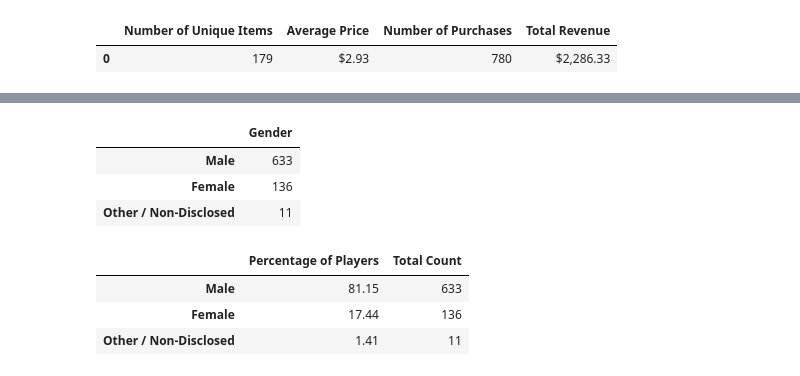
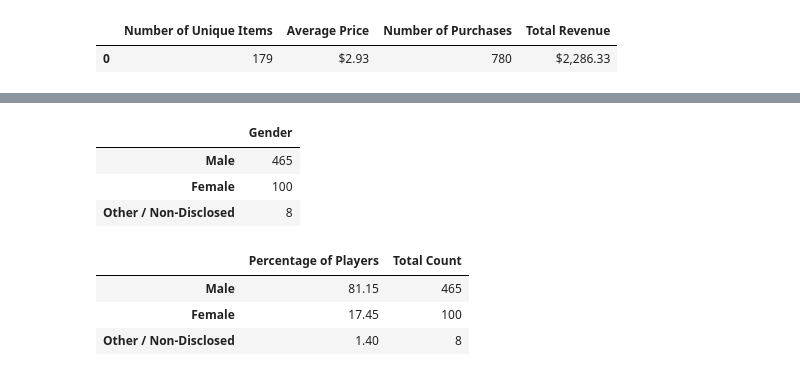
Before and after one commit to imtheaaron/python-challenge, a Jupyter notebook: PyMoli/main.ipynb, the cells around one changed output, grey strips where cells are left out. Drawn from its saved outputs; the diff is of its cells as text; code cells hidden in the pictures.

Commit message:
edit to find total unique gender numbers

```diff
--- a/PyMoli/main.ipynb
+++ b/PyMoli/main.ipynb
@@ -101,3 +112,6 @@ purchasing_analysis_df
 # %% [output]
 |  | Number of Unique Items | Average Price | Number of Purchases | Total Revenue |
 | 0 | 179 | $2.93 | 780 | $2,286.33 |
+# %%
+df_unique = df.drop_duplicates(subset='SN')
+df_unique
@@ -104,18 +137,18 @@ purchasing_analysis_df
 # %%
 #TASK: gender demographics. Percentage and Count of Male Players, Percentage and Count of Female Players
 #Percentage and Count of Other / Non-Disclosed
 
-#get the value counts for the 'Gender" column and then total.
-
-genders = df['Gender'].value_counts()
+genders = df_unique['Gender'].value_counts()
 genders_df = pd.DataFrame(data=genders)
 genders_df
 # %% [output]
 |  | Gender |
-| Male | 633 |
-| Female | 136 |
-| Other / Non-Disclosed | 11 |
+| Male | 465 |
+| Female | 100 |
+| Other / Non-Disclosed | 8 |
 # %%
+##!!!!!!REDO!!!! - NEED TO GET UNIQUE NAMES TO DO THIS
+
 #calculate the percentage for each gender
 genders_df['Percentage of Players'] = 100 * (genders_df['Gender']/genders_df['Gender'].sum()).round(4)
 
@@ -125,6 +158,6 @@ genders_df = genders_df[['Percentage of Players', 'Total Count']]
 genders_df
 # %% [output]
 |  | Percentage of Players | Total Count |
-| Male | 81.15 | 633 |
-| Female | 17.44 | 136 |
-| Other / Non-Disclosed | 1.41 | 11 |
+| Male | 81.15 | 465 |
+| Female | 17.45 | 100 |
+| Other / Non-Disclosed | 1.40 | 8 |
```
Also changed, not shown: parts of 3 cells of this notebook.
